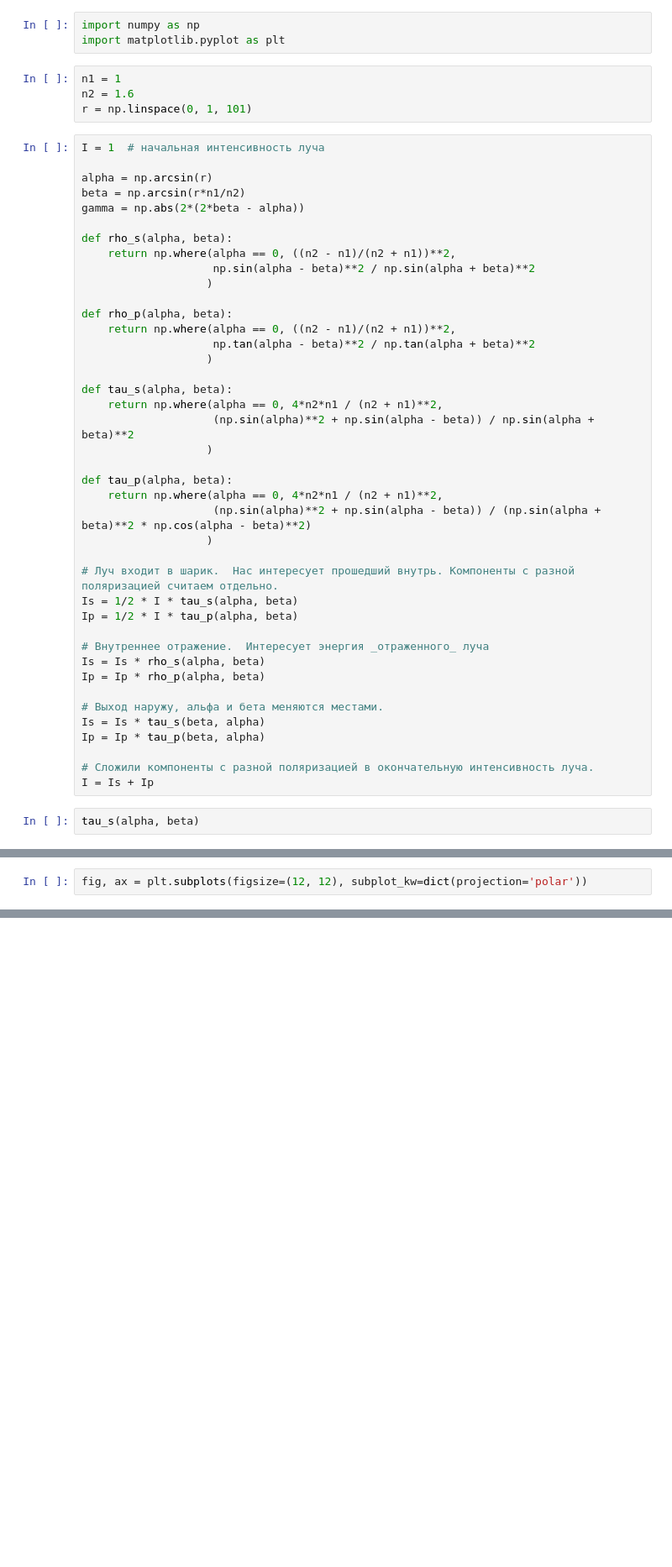
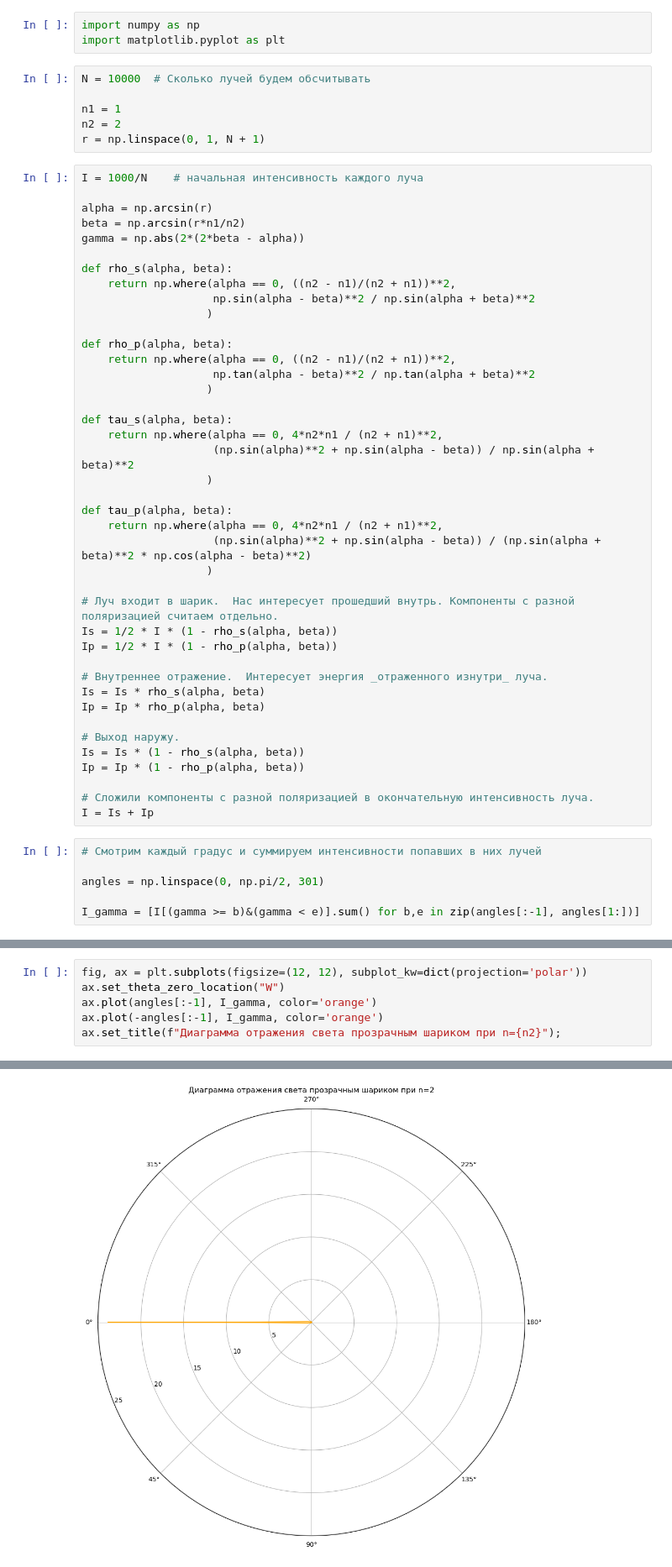
Before and after one commit to andreyrogojin/optic, a Jupyter notebook: scotchlite.ipynb, the cells around one changed output, grey strips where cells are left out. Shown at 84% size. Saved outputs shown, nothing was run; the diff lists cells and outputs as text; blank space fills up the shorter version.

```diff
--- a/scotchlite.ipynb
+++ b/scotchlite.ipynb
@@ -41,11 +43,13 @@ $$\tau = \frac{4 n_2 n_1}{(n_2 + n_1)^2}$$
 import numpy as np
 import matplotlib.pyplot as plt
 # %%
+N = 10000  # Сколько лучей будем обсчитывать
+
 n1 = 1
-n2 = 1.6
-r = np.linspace(0, 1, 101)
+n2 = 2
+r = np.linspace(0, 1, N + 1)
 # %%
-I = 1  # начальная интенсивность луча
+I = 1000/N    # начальная интенсивность каждого луча
 
 alpha = np.arcsin(r)
 beta = np.arcsin(r*n1/n2)
@@ -72,18 +76,22 @@ def tau_p(alpha, beta):
                    )
 
 # Луч входит в шарик.  Нас интересует прошедший внутрь. Компоненты с разной поляризацией считаем отдельно.
-Is = 1/2 * I * tau_s(alpha, beta)
-Ip = 1/2 * I * tau_p(alpha, beta)
+Is = 1/2 * I * (1 - rho_s(alpha, beta))
+Ip = 1/2 * I * (1 - rho_p(alpha, beta))
 
-# Внутреннее отражение.  Интересует энергия _отраженного_ луча
+# Внутреннее отражение.  Интересует энергия _отраженного изнутри_ луча.
 Is = Is * rho_s(alpha, beta)
 Ip = Ip * rho_p(alpha, beta)
 
-# Выход наружу, альфа и бета меняются местами.
-Is = Is * tau_s(beta, alpha)
-Ip = Ip * tau_p(beta, alpha)
+# Выход наружу.
+Is = Is * (1 - rho_s(alpha, beta))
+Ip = Ip * (1 - rho_p(alpha, beta))
 
 # Сложили компоненты с разной поляризацией в окончательную интенсивность луча.
 I = Is + Ip
 # %%
-tau_s(alpha, beta)
+# Смотрим каждый градус и суммируем интенсивности попавших в них лучей
+
+angles = np.linspace(0, np.pi/2, 301)
+
+I_gamma = [I[(gamma >= b)&(gamma < e)].sum() for b,e in zip(angles[:-1], angles[1:])]
@@ -108,3 +106,7 @@ array([ 0.94674556, 14.5812368 ,  7.48204823,  5.1166362 ,  3.93470559,
 # %%
 fig, ax = plt.subplots(figsize=(12, 12), subplot_kw=dict(projection='polar'))
+ax.set_theta_zero_location("W")
+ax.plot(angles[:-1], I_gamma, color='orange')
+ax.plot(-angles[:-1], I_gamma, color='orange')
+ax.set_title(f"Диаграмма отражения света прозрачным шариком при n={n2}");
 # %% [output]
@@ -130,0 +113 @@ array([ 0.        ,  0.00505033,  0.0100996 ,  0.01514677,  0.02019076,
+[figure, added]
```
Also changed, not shown: parts of 5 cells of this notebook.
